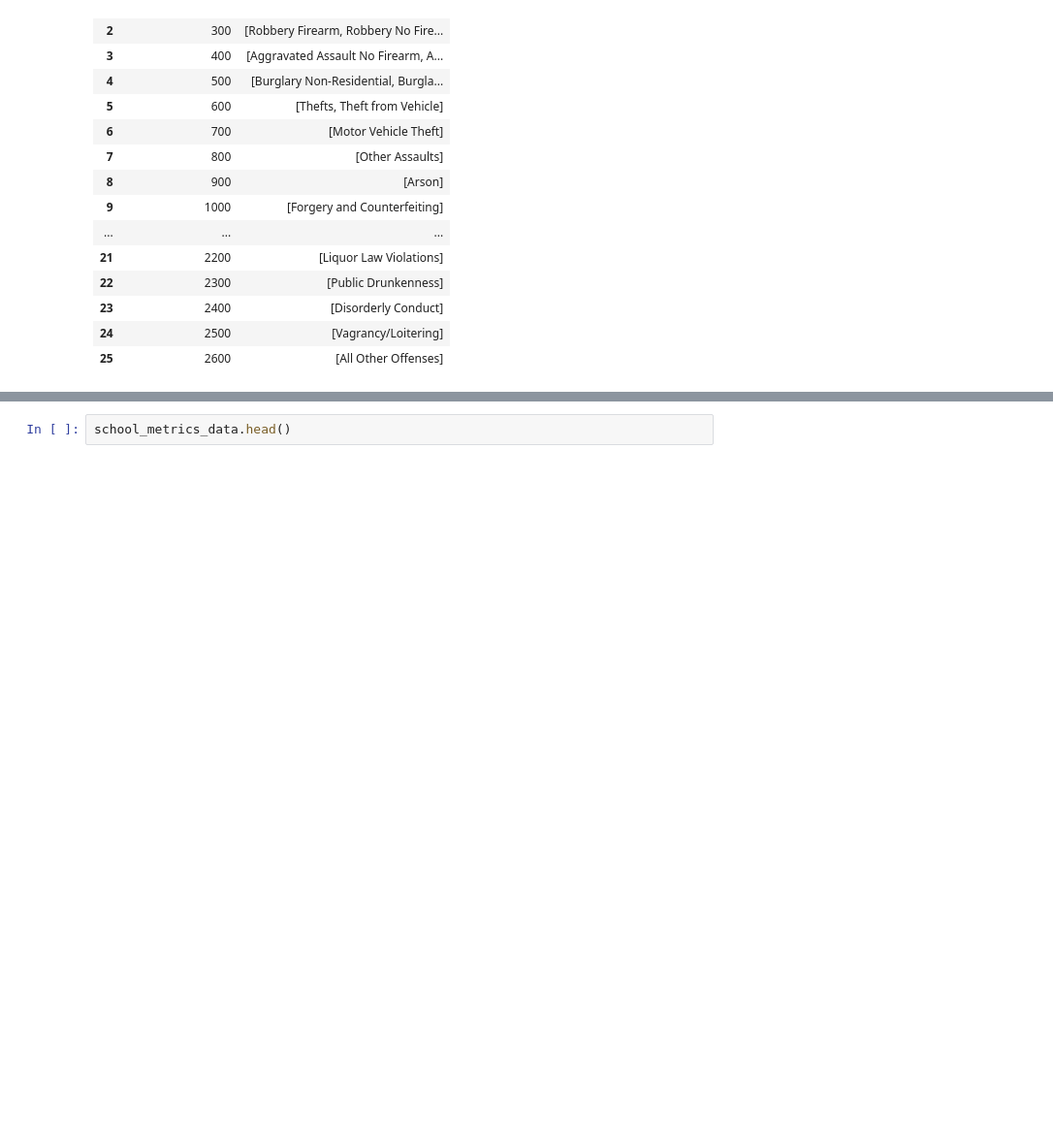
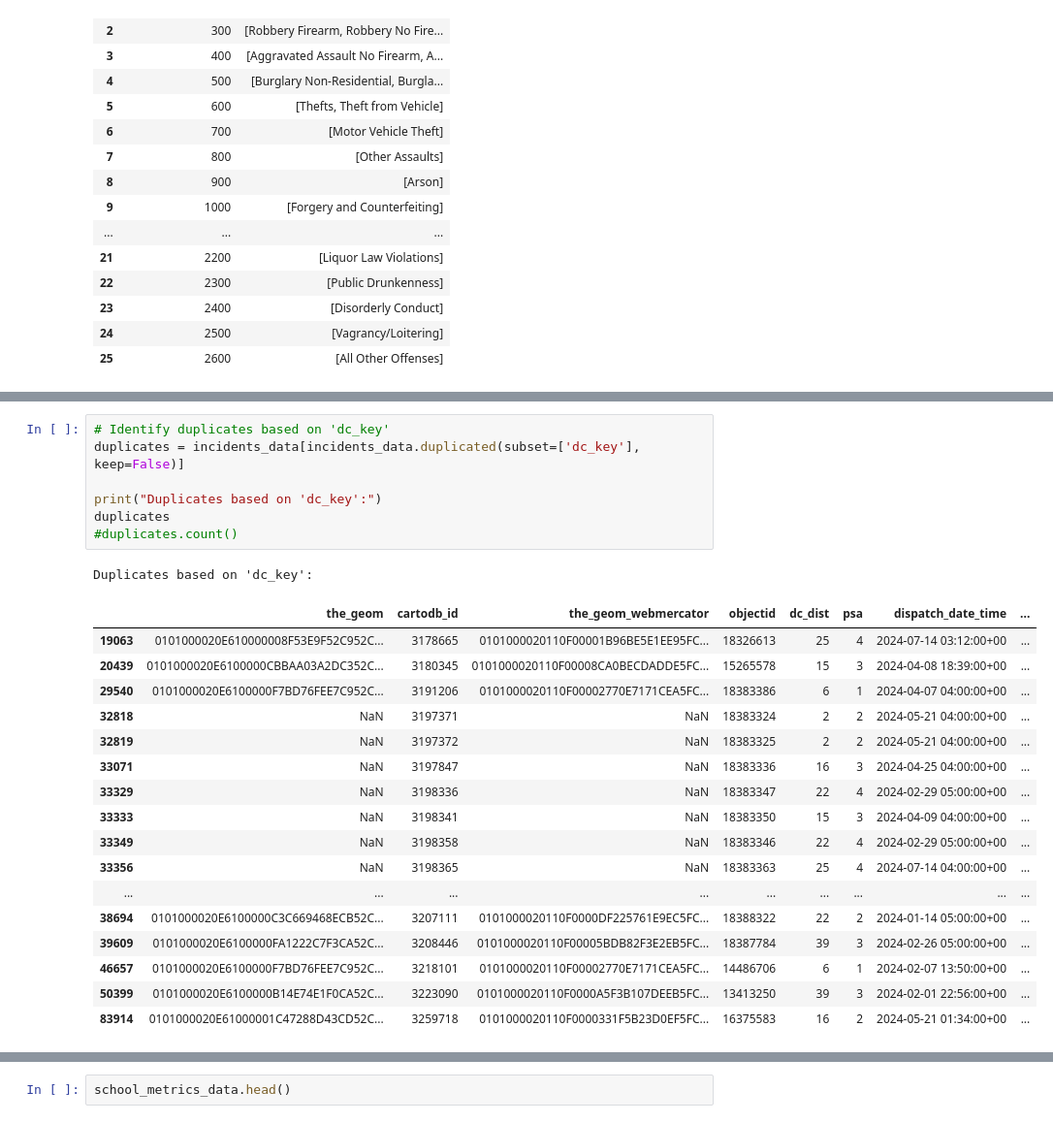
Before and after one commit to ElizabethVandergrift/Philadelphia-CrimeData_and_SchoolMetrics, a Jupyter notebook: Project_3.ipynb, the cells around one changed output, grey strips where cells are left out. Shown at 97% size. Cells and saved outputs as stored; diff of their text form; blank space fills up the shorter version.

```diff
--- a/Project_3.ipynb
+++ b/Project_3.ipynb
@@ -85,0 +108,26 @@ Number of unique general UCR codes for incident type: 26
+# %%
+# Identify duplicates based on 'dc_key'
+duplicates = incidents_data[incidents_data.duplicated(subset=['dc_key'], keep=False)]
+
+print("Duplicates based on 'dc_key':")
+duplicates
+#duplicates.count()
+# %% [output]
+Duplicates based on 'dc_key':
+|  | the_geom | cartodb_id | the_geom_webmercator | objectid | dc_dist | psa | dispatch_date_time | ... |
+| 19063 | 0101000020E610000008F53E9F52C952C... | 3178665 | 0101000020110F00001B96BE5E1EE95FC... | 18326613 | 25 | 4 | 2024-07-14 03:12:00+00 | ... |
+| 20439 | 0101000020E6100000CBBAA03A2DC352C... | 3180345 | 0101000020110F00008CA0BECDADDE5FC... | 15265578 | 15 | 3 | 2024-04-08 18:39:00+00 | ... |
+| 29540 | 0101000020E6100000F7BD76FEE7C952C... | 3191206 | 0101000020110F00002770E7171CEA5FC... | 18383386 | 6 | 1 | 2024-04-07 04:00:00+00 | ... |
+| 32818 | NaN | 3197371 | NaN | 18383324 | 2 | 2 | 2024-05-21 04:00:00+00 | ... |
+| 32819 | NaN | 3197372 | NaN | 18383325 | 2 | 2 | 2024-05-21 04:00:00+00 | ... |
+| 33071 | NaN | 3197847 | NaN | 18383336 | 16 | 3 | 2024-04-25 04:00:00+00 | ... |
+| 33329 | NaN | 3198336 | NaN | 18383347 | 22 | 4 | 2024-02-29 05:00:00+00 | ... |
+| 33333 | NaN | 3198341 | NaN | 18383350 | 15 | 3 | 2024-04-09 04:00:00+00 | ... |
+| 33349 | NaN | 3198358 | NaN | 18383346 | 22 | 4 | 2024-02-29 05:00:00+00 | ... |
+| 33356 | NaN | 3198365 | NaN | 18383363 | 25 | 4 | 2024-07-14 04:00:00+00 | ... |
+| ... | ... | ... | ... | ... | ... | ... | ... | ... |
+| 38694 | 0101000020E6100000C3C669468ECB52C... | 3207111 | 0101000020110F0000DF225761E9EC5FC... | 18388322 | 22 | 2 | 2024-01-14 05:00:00+00 | ... |
+| 39609 | 0101000020E6100000FA1222C7F3CA52C... | 3208446 | 0101000020110F00005BDB82F3E2EB5FC... | 18387784 | 39 | 3 | 2024-02-26 05:00:00+00 | ... |
+| 46657 | 0101000020E6100000F7BD76FEE7C952C... | 3218101 | 0101000020110F00002770E7171CEA5FC... | 14486706 | 6 | 1 | 2024-02-07 13:50:00+00 | ... |
+| 50399 | 0101000020E6100000B14E74E1F0CA52C... | 3223090 | 0101000020110F0000A5F3B107DEEB5FC... | 13413250 | 39 | 3 | 2024-02-01 22:56:00+00 | ... |
+| 83914 | 0101000020E61000001C47288D43CD52C... | 3259718 | 0101000020110F0000331F5B23D0EF5FC... | 16375583 | 16 | 2 | 2024-05-21 01:34:00+00 | ... |
```
Also changed, not shown: parts of 6 cells of this notebook, 2 other files.
